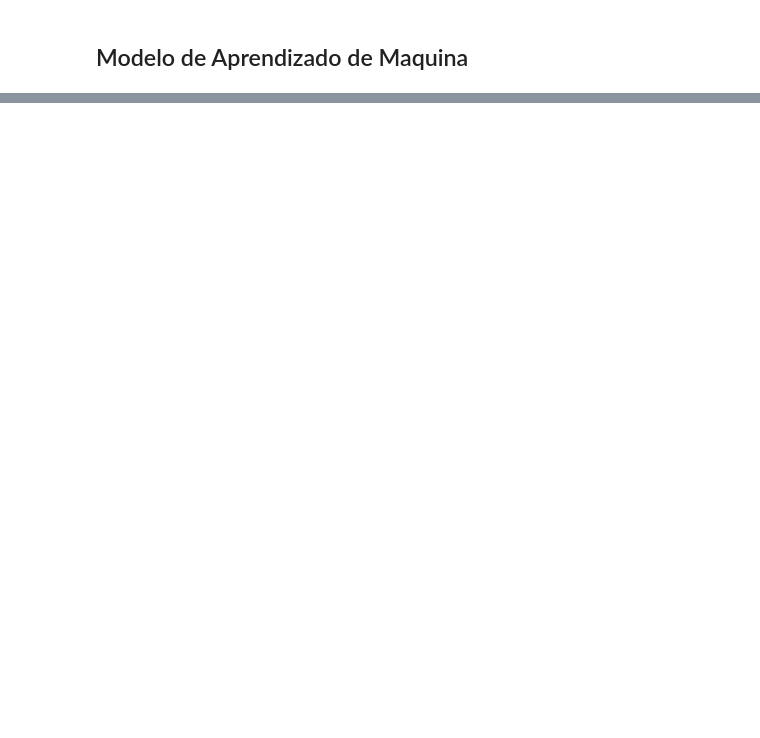
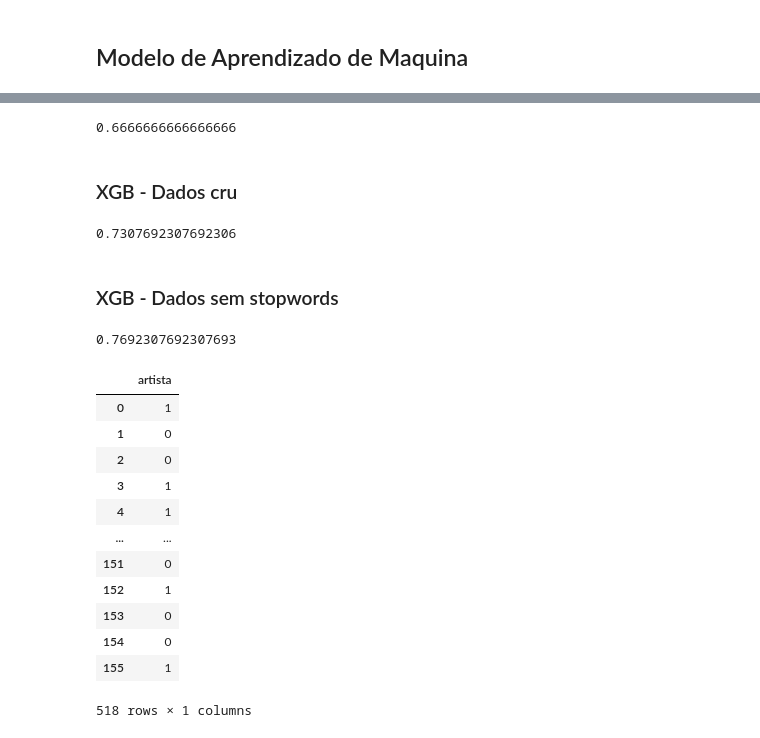
Before and after one commit to Andre-Sacilotti/ML-NLP-Questions, a Jupyter notebook: NLP - Classificador de Artistas.ipynb, the cells around one changed output, grey strips where cells are left out. Cells and saved outputs as stored; diff of their text form; code cells hidden in the pictures; blank space fills up the shorter version.

```diff
--- a/NLP - Classificador de Artistas.ipynb
+++ b/NLP - Classificador de Artistas.ipynb
@@ -184,0 +186,19 @@ tfidf_without_stopword = TfidfVectorizer().f
+# %%
+(x_train_without_stopword,
+ x_test_without_stopword,
+ y_train_without_stopword,
+ y_test_without_stopword) = train_test_split(x_without_stopword,
+                                             y_without_stopword,
+                                             test_size=0.3,
+                                             random_state=42,
+                                             stratify=y_without_stopword)
+
+x_test_without_stopword_raw = x_test_without_stopword
+x_train_without_stopword_raw = x_train_without_stopword
+y_test_without_stopword_raw = y_test_without_stopword
+y_train_without_stopword_raw = y_train_without_stopword
+
+without_stopword_vectorizer = TfidfVectorizer()
+
+x_train_without_stopword = without_stopword_vectorizer.fit_transform(x_train_without_stopword)
+x_test_without_stopword = without_stopword_vectorizer.transform(x_test_without_stopword)
@@ -186,0 +298,52 @@ tfidf_without_stopword = TfidfVectorizer().f
+# %%
+sgd = SGDClassifier(random_state=42).fit(x_train_without_stopword, y_train_without_stopword)
+
+y_new = sgd.predict(x_test_without_stopword)
+
+print(f1_score(y_new, y_test_without_stopword, average='micro'))
+# %% [output]
+0.6666666666666666
+# %% [markdown]
+### XGB - Dados cru
+# %%
+_xgb = xgb.XGBClassifier().fit(x_train_raw, y_train_raw)
+
+y_new = _xgb.predict(x_test_raw)
+
+f1_score(y_new, y_test_raw, average='micro')
+# %% [output]
+0.7307692307692306
+# %% [markdown]
+### XGB - Dados sem stopwords
+# %%
+_xgb = xgb.XGBClassifier().fit(x_train_without_stopword, y_train_without_stopword)
+
+y_new = _xgb.predict(x_test_without_stopword)
+
+f1_score(y_new, y_test_raw, average='micro')
+# %% [output]
+0.7692307692307693
+# %%
+x = pd.DataFrame(x_train_without_stopword.todense()).astype(np.int)
+x_test = pd.DataFrame(x_test_without_stopword.todense()).astype(np.int)
+y = pd.DataFrame(y_train_without_stopword, columns=['artista'])
+y_test = pd.DataFrame(y_test_without_stopword, columns=['artista'])
+
+concat_y = pd.concat([y, y_test], axis=0)
+concat_x = pd.concat([x, x_test], axis=0)
+
+entire_data = pd.concat([concat_x, concat_y], axis=1)
+# %% [output]
+|  | artista |
+| 0 | 1 |
+| 1 | 0 |
+| 2 | 0 |
+| 3 | 1 |
+| 4 | 1 |
+| ... | ... |
+| 151 | 0 |
+| 152 | 1 |
+| 153 | 0 |
+| 154 | 0 |
+| 155 | 1 |
+518 rows × 1 columns
```
Also changed, not shown: parts of 36 cells of this notebook, 1 other file.
